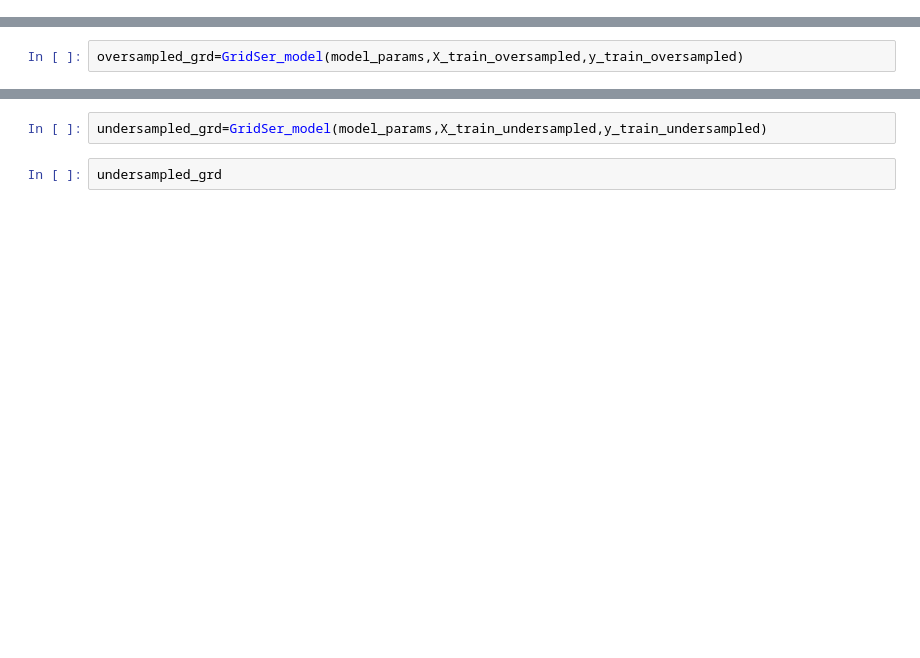
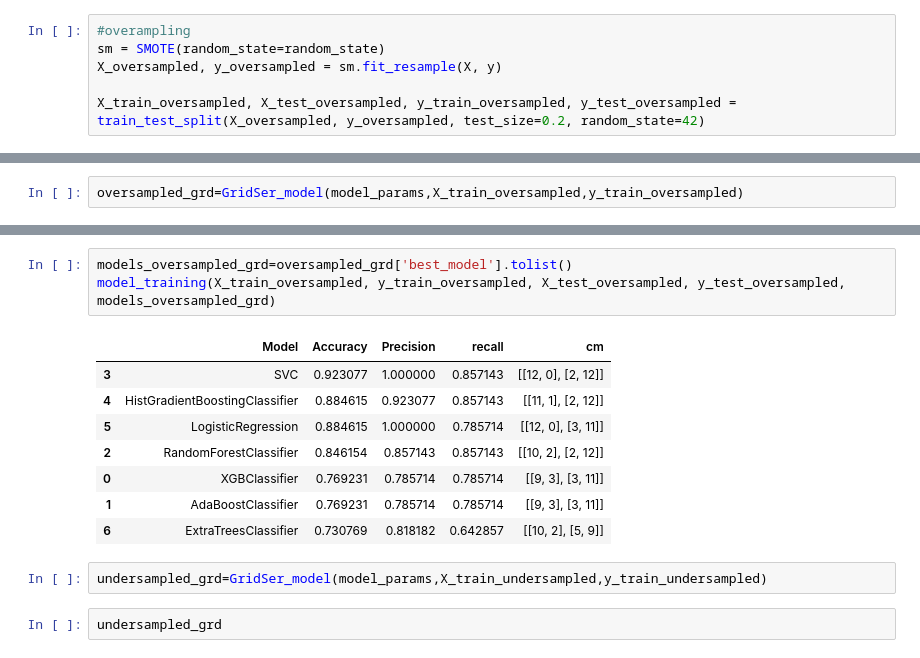
Before and after one commit to shaaleissa/colon_predictions, a Jupyter notebook: Model Training/Optimization.ipynb, the cells around one changed output, grey strips where cells are left out. Saved outputs shown, nothing was run; the diff lists cells and outputs as text; blank space fills up the shorter version.

```diff
--- a/Model Training/Optimization.ipynb
+++ b/Model Training/Optimization.ipynb
@@ -26,0 +49,6 @@ df
+# %%
+#overampling
+sm = SMOTE(random_state=random_state)
+X_oversampled, y_oversampled = sm.fit_resample(X, y)
+
+X_train_oversampled, X_test_oversampled, y_train_oversampled, y_test_oversampled = train_test_split(X_oversampled, y_oversampled, test_size=0.2, random_state=42)
@@ -133,3 +224,15 @@ oversampled_grd
+# %%
+models_oversampled_grd=oversampled_grd['best_model'].tolist()
+model_training(X_train_oversampled, y_train_oversampled, X_test_oversampled, y_test_oversampled, models_oversampled_grd)
+# %% [output]
+|  | Model | Accuracy | Precision | recall | cm |
+| 3 | SVC | 0.923077 | 1.000000 | 0.857143 | [[12, 0], [2, 12]] |
+| 4 | HistGradientBoostingClassifier | 0.884615 | 0.923077 | 0.857143 | [[11, 1], [2, 12]] |
+| 5 | LogisticRegression | 0.884615 | 1.000000 | 0.785714 | [[12, 0], [3, 11]] |
+| 2 | RandomForestClassifier | 0.846154 | 0.857143 | 0.857143 | [[10, 2], [2, 12]] |
+| 0 | XGBClassifier | 0.769231 | 0.785714 | 0.785714 | [[9, 3], [3, 11]] |
+| 1 | AdaBoostClassifier | 0.769231 | 0.785714 | 0.785714 | [[9, 3], [3, 11]] |
+| 6 | ExtraTreesClassifier | 0.730769 | 0.818182 | 0.642857 | [[10, 2], [5, 9]] |
 # %%
 undersampled_grd=GridSer_model(model_params,X_train_undersampled,y_train_undersampled)
 # %%
```
Also changed, not shown: parts of 12 cells of this notebook.
